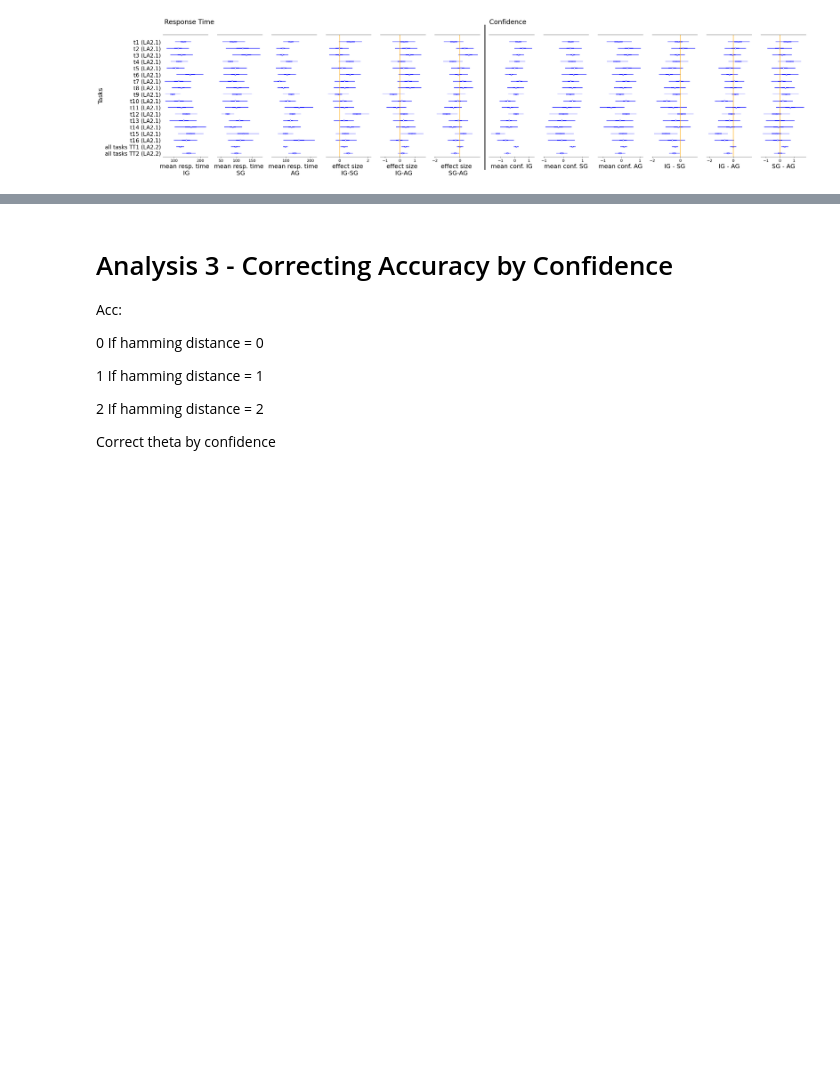
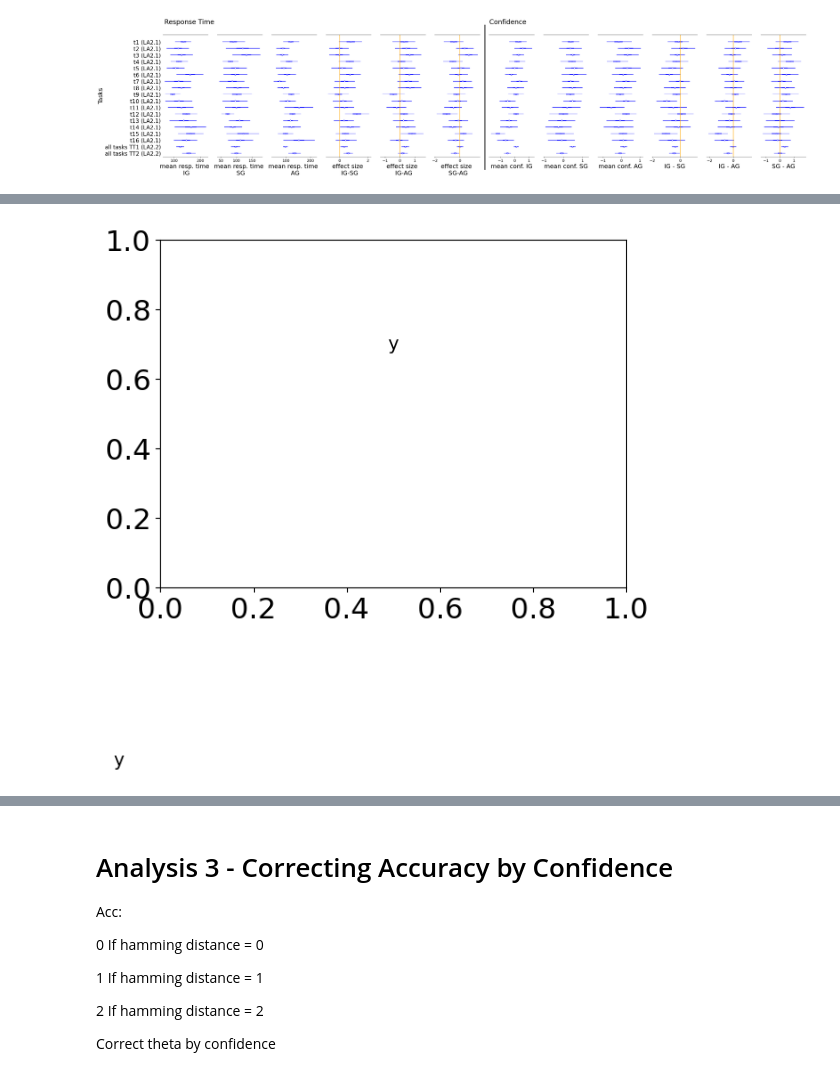
Before and after one commit to evdoxiataka/simulated_interventions_study_analysis, a Jupyter notebook: analysis.ipynb, the cells around one changed output, grey strips where cells are left out. Drawn from its saved outputs; the diff is of its cells as text; code cells hidden in the pictures; blank space fills up the shorter version.

```diff
--- a/analysis.ipynb
+++ b/analysis.ipynb
@@ -2576,0 +2914,29 @@ plt.savefig('rt_conf_LA2.pdf',dpi=300,bbox_inches='tight')
+# %%
+
+import matplotlib.pyplot as plt
+import matplotlib.transforms as transforms
+
+fig, ax = plt.subplots()
+
+# text = "Normal Text"
+text = "y"
+x_start = 0.1
+y_normal = 0.7
+y_flipped = 0.5
+spacing = 0.05  # horizontal spacing between characters
+
+# Normal text
+ax.text(0.5, y_normal, text, fontsize=14, ha='center', va='center')
+
+# Flipped text: draw each character with both vertical and horizontal flip
+for i, char in enumerate(text):
+    x = x_start + i * spacing
+    flip_transform = transforms.Affine2D().scale(-1, -1) + ax.transData
+    ax.text(x, y_flipped, char, transform=flip_transform,#rotation=180,
+            fontsize=14, ha='left', va='center',zorder=1,rotation_mode='default')
+
+# ax.set_xlim(0, 1)
+# ax.set_ylim(0, 1)
+plt.show()
+# %% [output]
+[figure, added]
```
Also changed, not shown: parts of 51 cells of this notebook.
